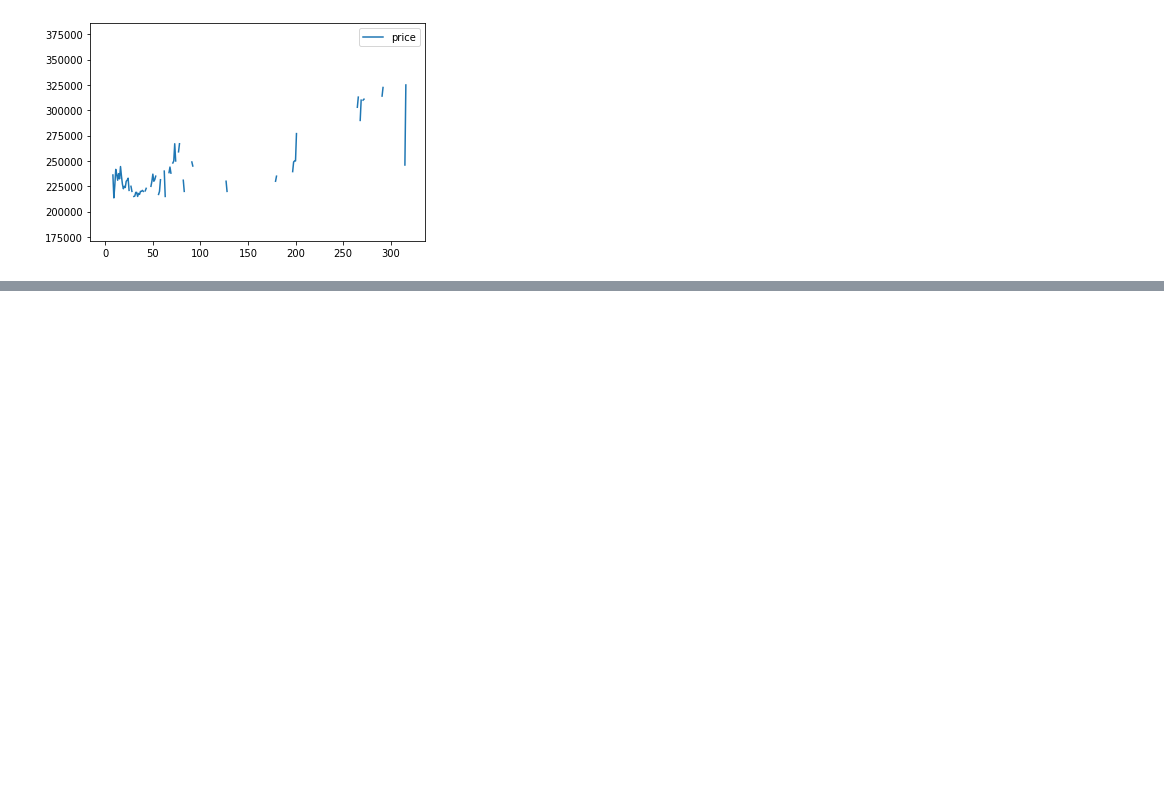
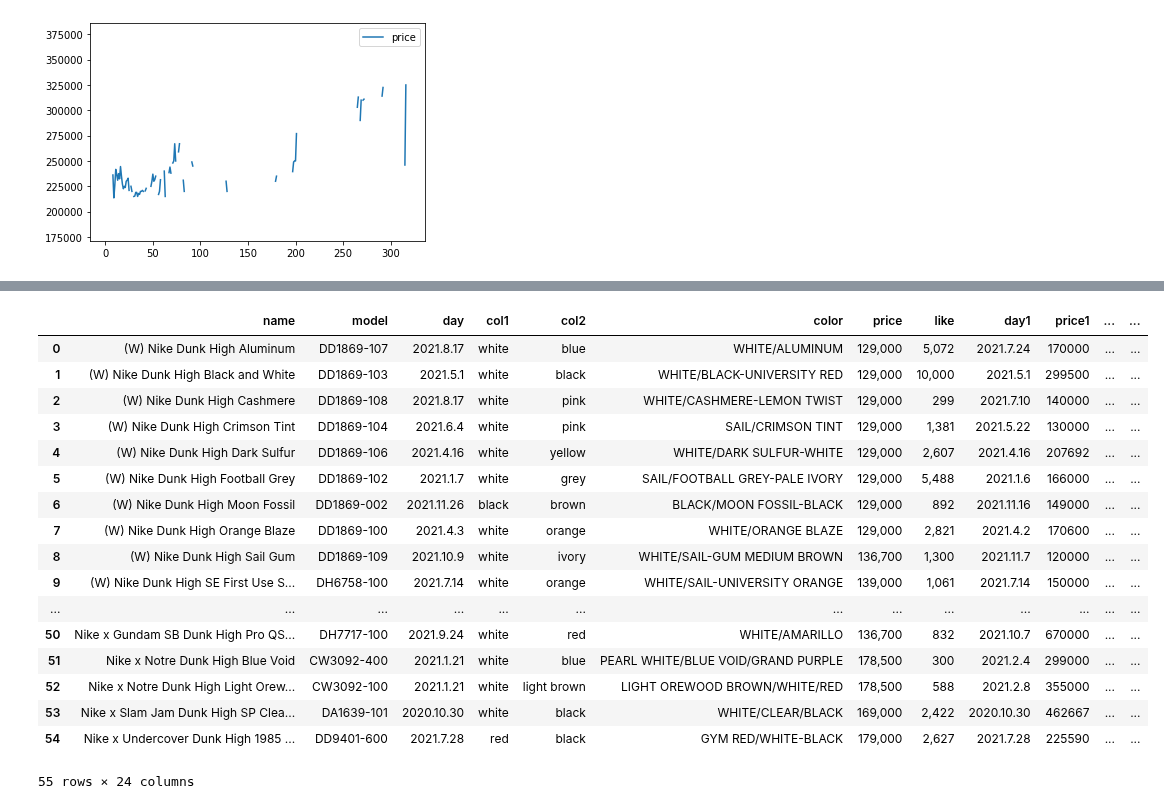
Before and after one commit to hyuuunn/Project, a Jupyter notebook: 2_project/시계열 data preprocessing.ipynb, the cells around one changed output, grey strips where cells are left out. Drawn from its saved outputs; the diff is of its cells as text; code cells hidden in the pictures; blank space fills up the shorter version.

```diff
--- a/2_project/시계열 data preprocessing.ipynb
+++ b/2_project/시계열 data preprocessing.ipynb
@@ -220,0 +303,21 @@ for n in list_d:
+# %%
+pd.read_csv("data_DunkHigh.csv")
+# %% [output]
+|  | name | model | day | col1 | col2 | color | price | like | day1 | price1 | ... | ... |
+| 0 | (W) Nike Dunk High Aluminum | DD1869-107 | 2021.8.17 | white | blue | WHITE/ALUMINUM | 129,000 | 5,072 | 2021.7.24 | 170000 | ... | ... |
+| 1 | (W) Nike Dunk High Black and White | DD1869-103 | 2021.5.1 | white | black | WHITE/BLACK-UNIVERSITY RED | 129,000 | 10,000 | 2021.5.1 | 299500 | ... | ... |
+| 2 | (W) Nike Dunk High Cashmere | DD1869-108 | 2021.8.17 | white | pink | WHITE/CASHMERE-LEMON TWIST | 129,000 | 299 | 2021.7.10 | 140000 | ... | ... |
+| 3 | (W) Nike Dunk High Crimson Tint | DD1869-104 | 2021.6.4 | white | pink | SAIL/CRIMSON TINT | 129,000 | 1,381 | 2021.5.22 | 130000 | ... | ... |
+| 4 | (W) Nike Dunk High Dark Sulfur | DD1869-106 | 2021.4.16 | white | yellow | WHITE/DARK SULFUR-WHITE | 129,000 | 2,607 | 2021.4.16 | 207692 | ... | ... |
+| 5 | (W) Nike Dunk High Football Grey | DD1869-102 | 2021.1.7 | white | grey | SAIL/FOOTBALL GREY-PALE IVORY | 129,000 | 5,488 | 2021.1.6 | 166000 | ... | ... |
+| 6 | (W) Nike Dunk High Moon Fossil | DD1869-002 | 2021.11.26 | black | brown | BLACK/MOON FOSSIL-BLACK | 129,000 | 892 | 2021.11.16 | 149000 | ... | ... |
+| 7 | (W) Nike Dunk High Orange Blaze | DD1869-100 | 2021.4.3 | white | orange | WHITE/ORANGE BLAZE | 129,000 | 2,821 | 2021.4.2 | 170600 | ... | ... |
+| 8 | (W) Nike Dunk High Sail Gum | DD1869-109 | 2021.10.9 | white | ivory | WHITE/SAIL-GUM MEDIUM BROWN | 136,700 | 1,300 | 2021.11.7 | 120000 | ... | ... |
+| 9 | (W) Nike Dunk High SE First Use S... | DH6758-100 | 2021.7.14 | white | orange | WHITE/SAIL-UNIVERSITY ORANGE | 139,000 | 1,061 | 2021.7.14 | 150000 | ... | ... |
+| ... | ... | ... | ... | ... | ... | ... | ... | ... | ... | ... | ... | ... |
+| 50 | Nike x Gundam SB Dunk High Pro QS... | DH7717-100 | 2021.9.24 | white | red | WHITE/AMARILLO | 136,700 | 832 | 2021.10.7 | 670000 | ... | ... |
+| 51 | Nike x Notre Dunk High Blue Void | CW3092-400 | 2021.1.21 | white | blue | PEARL WHITE/BLUE VOID/GRAND PURPLE | 178,500 | 300 | 2021.2.4 | 299000 | ... | ... |
+| 52 | Nike x Notre Dunk High Light Orew... | CW3092-100 | 2021.1.21 | white | light brown | LIGHT OREWOOD BROWN/WHITE/RED | 178,500 | 588 | 2021.2.8 | 355000 | ... | ... |
+| 53 | Nike x Slam Jam Dunk High SP Clea... | DA1639-101 | 2020.10.30 | white | black | WHITE/CLEAR/BLACK | 169,000 | 2,422 | 2020.10.30 | 462667 | ... | ... |
+| 54 | Nike x Undercover Dunk High 1985 ... | DD9401-600 | 2021.7.28 | red | black | GYM RED/WHITE-BLACK | 179,000 | 2,627 | 2021.7.28 | 225590 | ... | ... |
+55 rows × 24 columns
```
Also changed, not shown: parts of 6 cells of this notebook.
